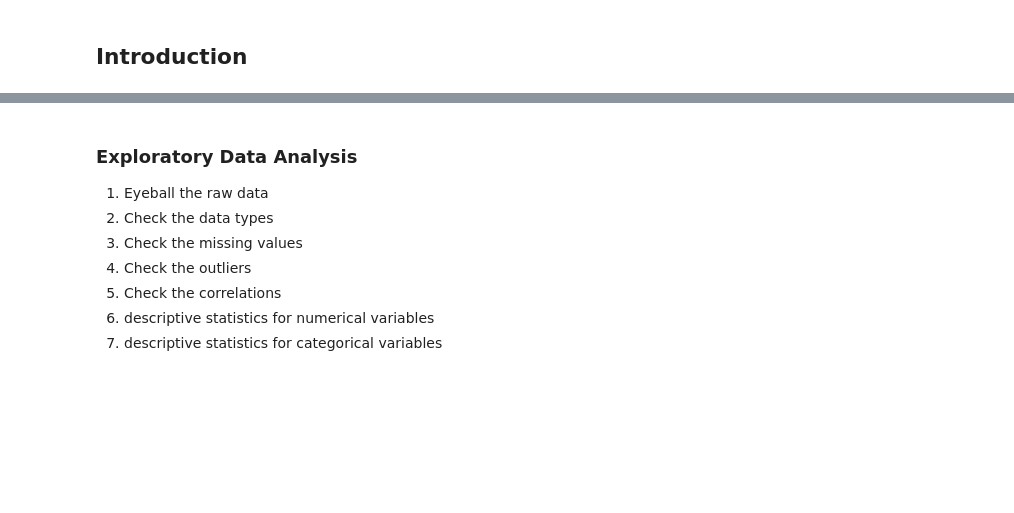
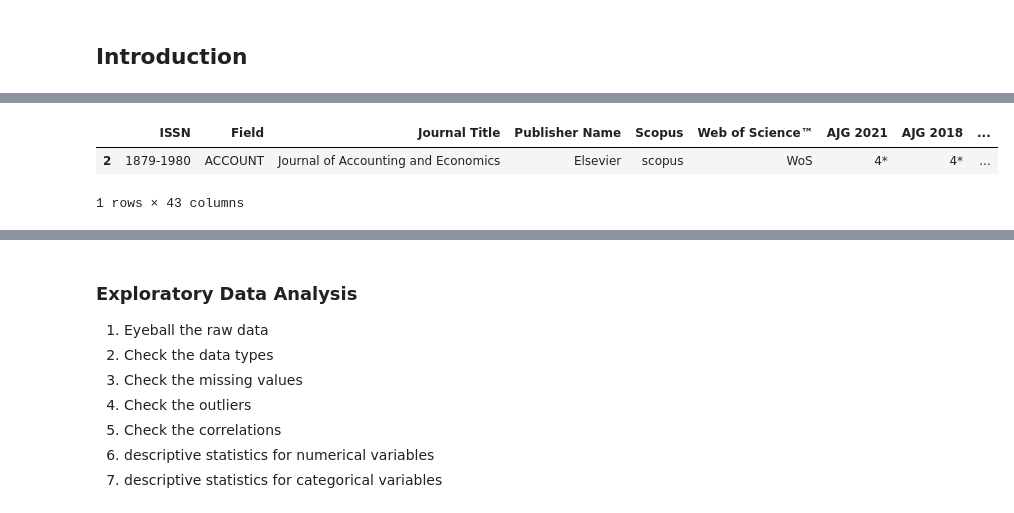
Before and after one commit to quinfer/proj-ai1, a Jupyter notebook: report.ipynb, the cells around one changed output, grey strips where cells are left out. Saved outputs shown, nothing was run; the diff lists cells and outputs as text; code cells hidden in the pictures; blank space fills up the shorter version.

```diff
--- a/report.ipynb
+++ b/report.ipynb
@@ -57,0 +179,8 @@ Bibliometric analysis on credit scoring and AI, then MDP in credit scoring, then
+# %%
+abs=pd.read_csv('JCR_ABS.csv')
+abs=abs[abs['ISSN'].notnull()]
+abs[abs['Journal name'].str.title()=="Journal Of Accounting & Economics"]
+# %% [output]
+|  | ISSN | Field | Journal Title | Publisher Name | Scopus | Web of Science™ | AJG 2021 | AJG 2018 | ... |
+| 2 | 1879-1980 | ACCOUNT | Journal of Accounting and Economics | Elsevier | scopus | WoS | 4* | 4* | ... |
+1 rows × 43 columns
```
Also changed, not shown: parts of 17 cells of this notebook, 12 other files.
